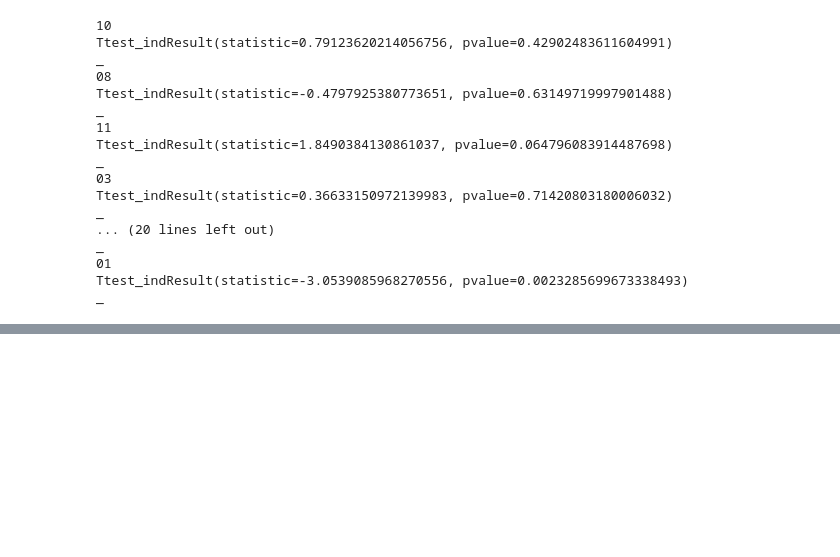
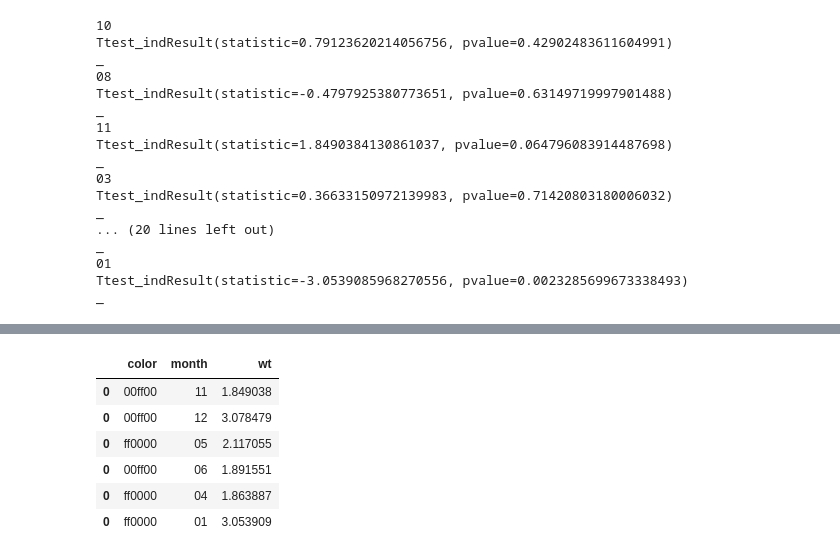
Before and after one commit to ssugar008/Group-Project, a Jupyter notebook: v6_exploratory_analysis.ipynb, the cells around one changed output, grey strips where cells are left out. Saved outputs shown, nothing was run; the diff lists cells and outputs as text; code cells hidden in the pictures; blank space fills up the shorter version.

```diff
--- a/v6_exploratory_analysis.ipynb
+++ b/v6_exploratory_analysis.ipynb
@@ -356,0 +516,10 @@ _
+# %%
+wc_df_month
+# %% [output]
+|  | color | month | wt |
+| 0 | 00ff00 | 11 | 1.849038 |
+| 0 | 00ff00 | 12 | 3.078479 |
+| 0 | ff0000 | 05 | 2.117055 |
+| 0 | 00ff00 | 06 | 1.891551 |
+| 0 | ff0000 | 04 | 1.863887 |
+| 0 | ff0000 | 01 | 3.053909 |
```
Also changed, not shown: parts of 13 cells of this notebook, 3 other files.
